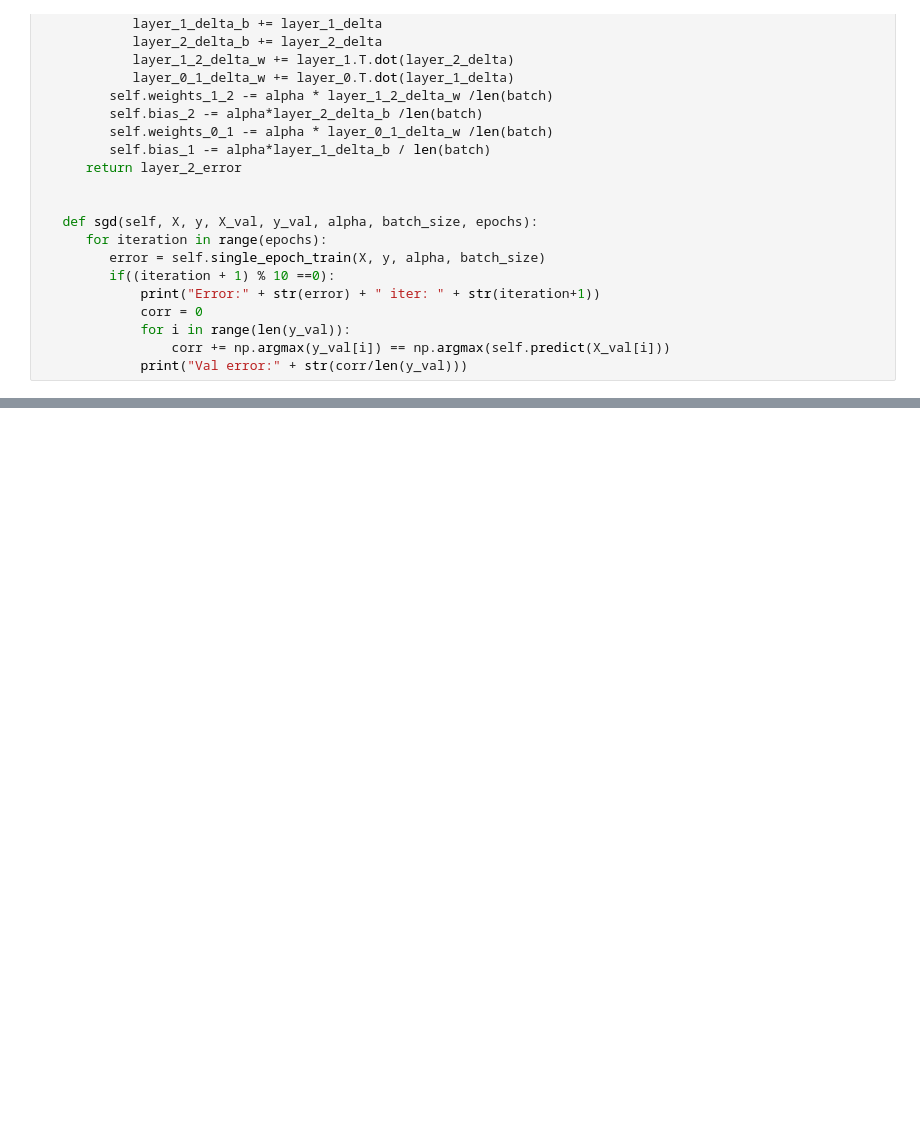
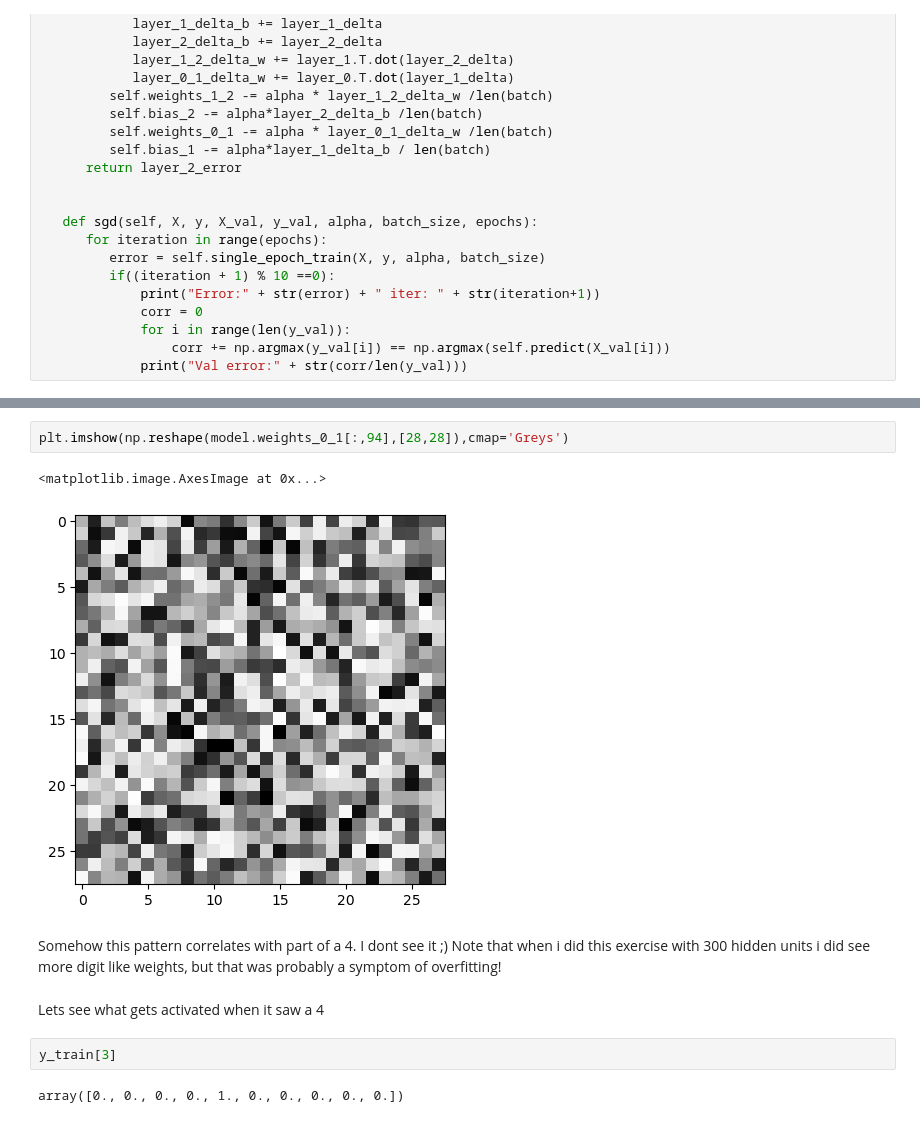
Before and after one commit to DrEntropy/NNbyHand, a Jupyter notebook: byhand.ipynb, the cells around one changed output, grey strips where cells are left out. Cells and saved outputs as stored; diff of their text form; blank space fills up the shorter version.

```diff
--- a/byhand.ipynb
+++ b/byhand.ipynb
@@ -210,0 +172,13 @@ Oddly this is not one of the biggest ones that feed into '2' in the output. But
+# %%
+plt.imshow(np.reshape(model.weights_0_1[:,94],[28,28]),cmap='Greys')
+# %% [output]
+<matplotlib.image.AxesImage at 0x...>
+[figure, added]
+# %% [markdown]
+Somehow this pattern correlates with part of a 4. I dont see it ;) Note that when i did this exercise with 300 hidden units i did see more digit like weights, but that was probably a symptom of overfitting!
+# %% [markdown]
+Lets see what gets activated when it saw a 4
+# %%
+y_train[3]
+# %% [output]
+array([0., 0., 0., 0., 1., 0., 0., 0., 0., 0.])
```
Also changed, not shown: parts of 43 cells of this notebook.
